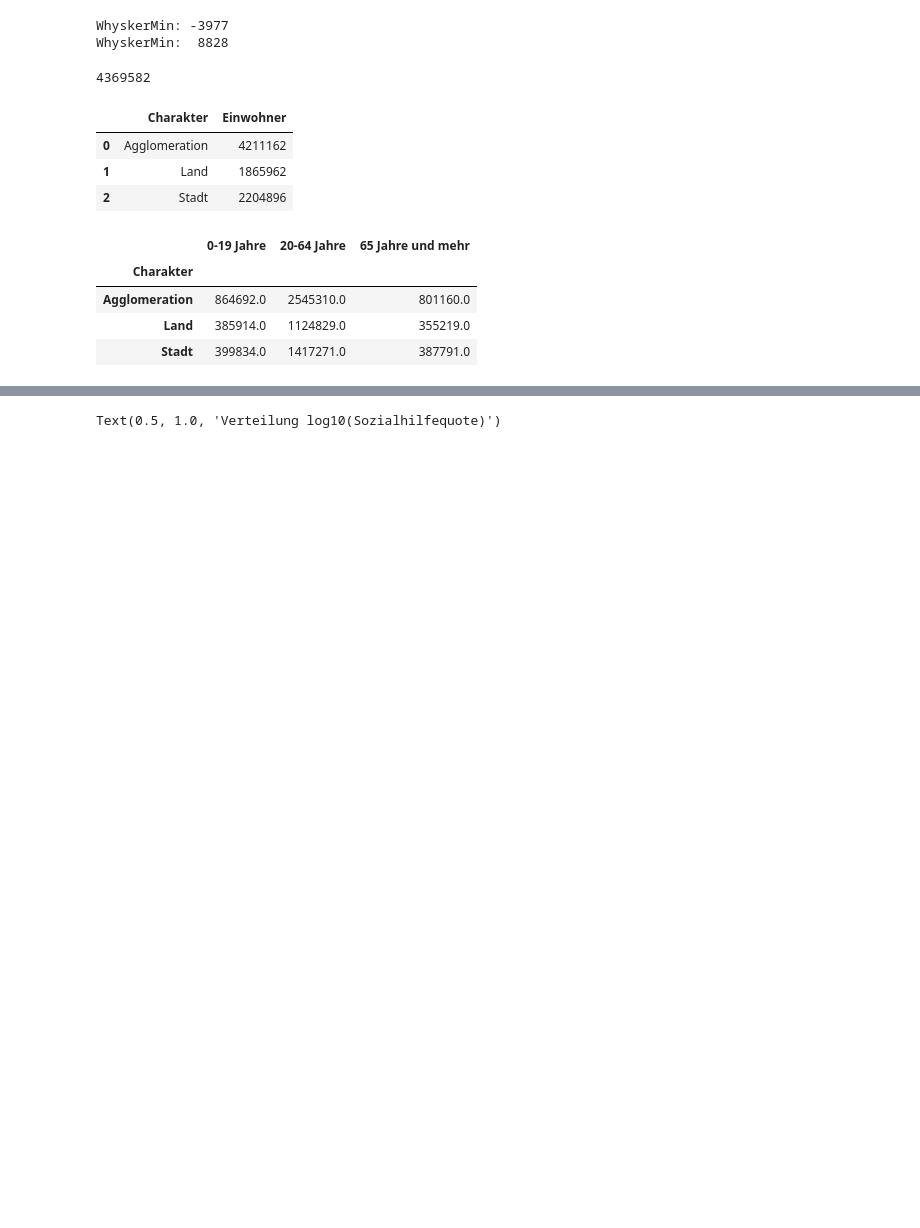
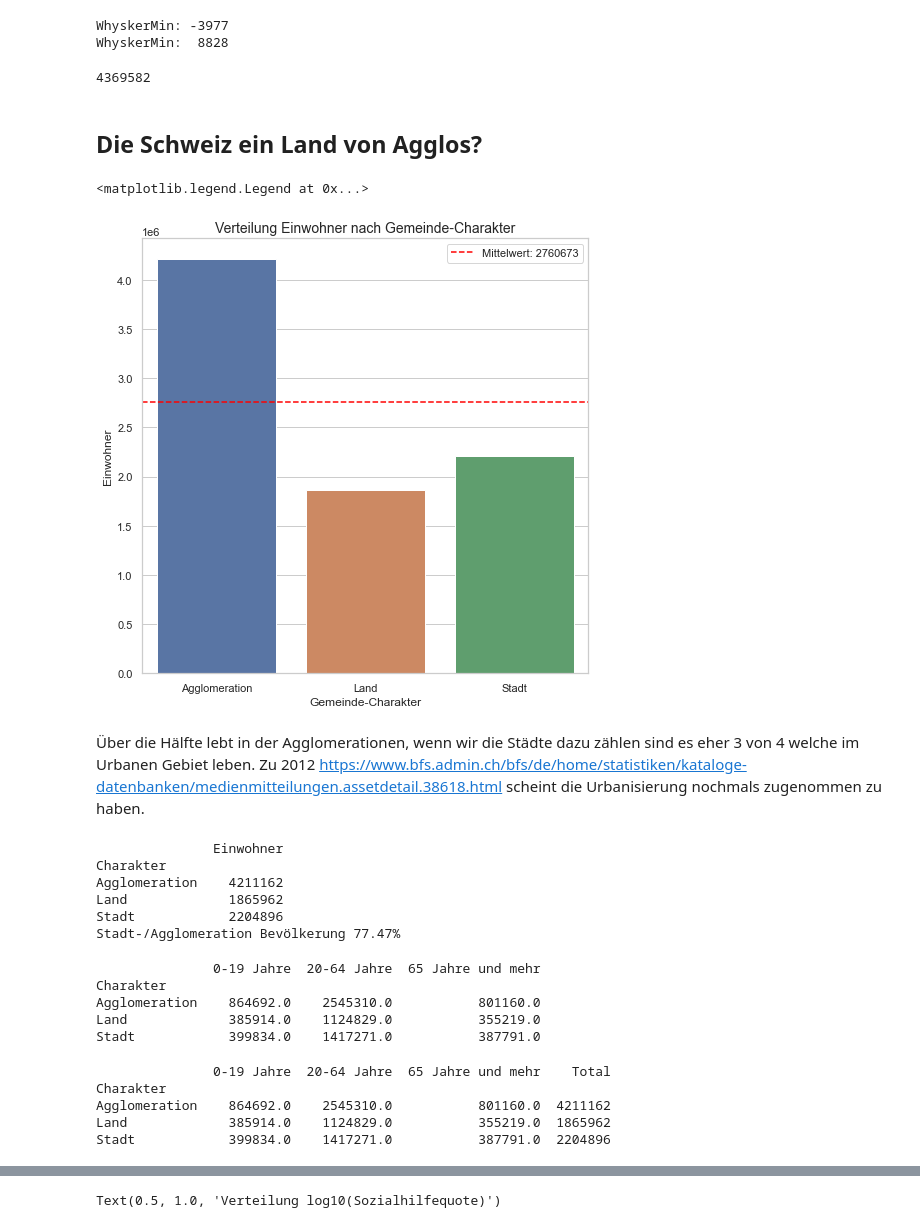
Before and after one commit to BlessMario/Gruppenarbeit1, a Jupyter notebook: Analyse Gemeinden.ipynb, the cells around one changed output, grey strips where cells are left out. Drawn from its saved outputs; the diff is of its cells as text; code cells hidden in the pictures; blank space fills up the shorter version.

```diff
--- a/Analyse Gemeinden.ipynb
+++ b/Analyse Gemeinden.ipynb
@@ -170,9 +165,25 @@ WhyskerMin:  8828
 # %%
 #group by team and sum the points
 einwohner_verteilung_charakter = gemeinden.groupby(['Charakter'])['Einwohner'].sum().reset_index()
-einwohner_verteilung_charakter
-# %% [output]
-|  | Charakter | Einwohner |
-| 0 | Agglomeration | 4211162 |
-| 1 | Land | 1865962 |
-| 2 | Stadt | 2204896 |
+# %% [markdown]
+## Die Schweiz ein Land von Agglos?
+# %%
+f= plt.figure(figsize=(8,8))
+ax = f.add_subplot(111)
+sns.set_theme(style="whitegrid")
+ax = sns.barplot(x="Charakter", y="Einwohner", data = einwohner_verteilung_charakter)
+ax.set_title('Verteilung Einwohner nach Gemeinde-Charakter', size=14)
+plt.xlabel("Gemeinde-Charakter", size=12)
+plt.ylabel("Einwohner", size=12)
+plt.axhline(y=einwohner_verteilung_charakter['Einwohner'].mean(),
+             color='red', linestyle='dashed', label="Mittelwert")
+labels = ['Mittelwert: %d' % round(einwohner_verteilung_charakter['Einwohner'].mean())]
+handles, _ = ax.get_legend_handles_labels()
+
+# Slice list to remove first handle
+plt.legend(handles = handles[0:], labels = labels)
+# %% [output]
+<matplotlib.legend.Legend at 0x...>
+[figure, added]
+# %% [markdown]
+Über die Hälfte lebt in der Agglomerationen, wenn wir die Städte dazu zählen sind es eher 3 von 4 welche im Urbanen Gebiet leben. Zu 2012 https://www.bfs.admin.ch/bfs/de/home/statistiken/kataloge-datenbanken/medienmitteilungen.assetdetail.38618.html scheint die Urbanisierung nochmals zugenommen zu haben.
@@ -179,15 +192,40 @@ einwohner_verteilung_charakter
+# %%
+print(einwohner_verteilung)
+print('Stadt-/Agglomeration Bevölkerung %.2f%% '  % (100.0 * (einwohner_verteilung.loc[['Agglomeration', 'Stadt'], 'Einwohner'].sum()) / (einwohner_verteilung.loc[['Agglomeration', 'Stadt', 'Land'], 'Einwohner'].sum())))
+# %% [output]
+               Einwohner
+Charakter
+Agglomeration    4211162
+Land             1865962
+Stadt            2204896
+Stadt-/Agglomeration Bevölkerung 77.47%
 # %%
 einwohner_verteilung_alter = gemeinden[['Charakter', 'Einwohner', '0-19 Jahre', '20-64 Jahre', '65 Jahre und mehr']]
 einwohner_verteilung_alter['0-19 Jahre'] = round(einwohner_verteilung_alter['Einwohner'] * einwohner_verteilung_alter['0-19 Jahre'] / 100)
 einwohner_verteilung_alter['20-64 Jahre'] = round(einwohner_verteilung_alter['Einwohner'] * einwohner_verteilung_alter['20-64 Jahre'] / 100)
 einwohner_verteilung_alter['65 Jahre und mehr'] = round(einwohner_verteilung_alter['Einwohner'] * einwohner_verteilung_alter['65 Jahre und mehr'] / 100)
-einwohner_verteilung_alter2 = einwohner_verteilung_alter.groupby[['0-19 Jahre', '20-64 Jahre', '65 Jahre und mehr'].sum()
-#einwohner_verteilung_alter = gemeinden.groupby(['Charakter'])['Einwohner'].sum().reset_index()
+einwohner_verteilung_alter2 = einwohner_verteilung_alter.groupby(['0-19 Jahre', '20-64 Jahre', '65 Jahre und mehr']).sum()
 einwohner_verteilung_alter = einwohner_verteilung_alter.groupby(['Charakter'])['0-19 Jahre', '20-64 Jahre', '65 Jahre und mehr'].sum().reset_index().set_index('Charakter')
-einwohner_verteilung_alter
+print(einwohner_verteilung_alter)
 # %% [output]
-|  | 0-19 Jahre | 20-64 Jahre | 65 Jahre und mehr |
-| Charakter |  |  |  |
-| Agglomeration | 864692.0 | 2545310.0 | 801160.0 |
-| Land | 385914.0 | 1124829.0 | 355219.0 |
-| Stadt | 399834.0 | 1417271.0 | 387791.0 |
+               0-19 Jahre  20-64 Jahre  65 Jahre und mehr
+Charakter
+Agglomeration    864692.0    2545310.0           801160.0
+Land             385914.0    1124829.0           355219.0
+Stadt            399834.0    1417271.0           387791.0
+# %%
+
+einwohner_verteilung_alter_percent = einwohner_verteilung_alter.copy()
+
+einwohner_verteilung_alter_percent["Total"] = einwohner_verteilung['Einwohner']
+print(einwohner_verteilung_alter_percent)
+einwohner_verteilung_alter_percent['0-19 Jahre'] = einwohner_verteilung_alter_percent['0-19 Jahre'] / einwohner_verteilung_alter_percent['Total'] * 100
+einwohner_verteilung_alter_percent['20-64 Jahre'] = einwohner_verteilung_alter_percent['20-64 Jahre'] / einwohner_verteilung_alter_percent['Total'] * 100
+einwohner_verteilung_alter_percent['65 Jahre und mehr'] = einwohner_verteilung_alter_percent['65 Jahre und mehr'] / einwohner_verteilung_alter_percent['Total'] * 100
+einwohner_verteilung_alter_percent = einwohner_verteilung_alter_percent.drop('Total',1)
+# %% [output]
+               0-19 Jahre  20-64 Jahre  65 Jahre und mehr    Total
+Charakter
+Agglomeration    864692.0    2545310.0           801160.0  4211162
+Land             385914.0    1124829.0           355219.0  1865962
+Stadt            399834.0    1417271.0           387791.0  2204896
```
Also changed, not shown: parts of 14 cells of this notebook.
